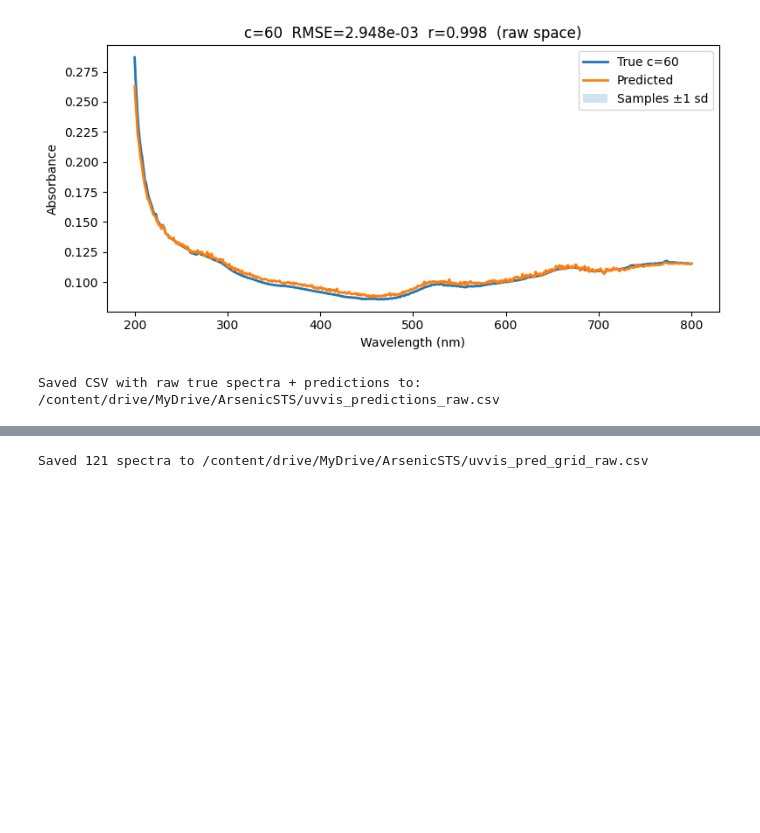
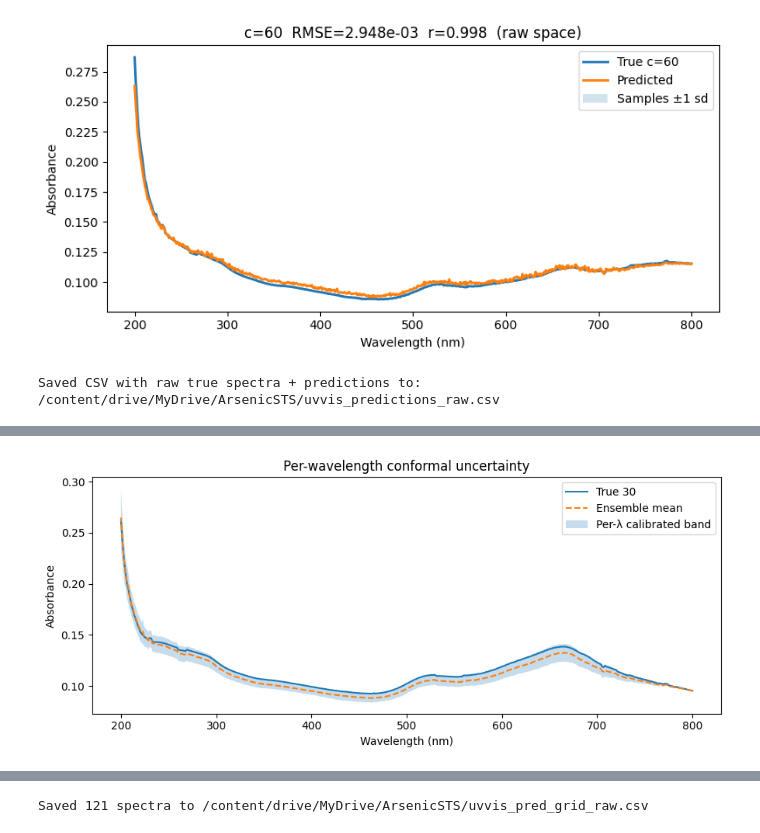
Before and after one commit to sushirito/ArsenicFR, a Jupyter notebook: ArsenicAutoencoder.ipynb, the cells around one changed output, grey strips where cells are left out. Drawn from its saved outputs; the diff is of its cells as text; code cells hidden in the pictures; blank space fills up the shorter version.

```diff
--- a/ArsenicAutoencoder.ipynb
+++ b/ArsenicAutoencoder.ipynb
@@ -353,0 +606,82 @@ Saved CSV with raw true spectra + predictions to: /content/drive/MyDrive/Arsenic
+# %%
+# -------- 6b) Per-wavelength conformal calibration on ensemble variance --------
+import numpy as np
+EPS = 1e-8
+
+def calibrate_k_lambda_ensemble(ensemble, cal_concs, alpha=0.10, N_latent=256):
+    """
+    Returns k_lambda of shape [L] so that μ_λ ± k_λ σ_λ attains ~ (1−alpha) coverage wavelength-wise.
+    """
+    Z = []  # list of [L] arrays of standardized residuals
+    for c in cal_concs:
+        y = true_raw_at_conc(float(c))                             # [L]
+        mu, var_total, _, _ = ensemble_stats_raw(ensemble, float(c), N_latent=N_latent)
+        s = np.sqrt(np.maximum(var_total, EPS))                    # [L]
+        z = np.abs(y - mu) / (s + EPS)                             # [L]
+        Z.append(z)
+    Z = np.stack(Z, axis=0)                                        # [N_cal, L]
+    k_lambda = np.quantile(Z, 1.0 - alpha, axis=0)                 # [L]
+    return k_lambda
+
+def predict_with_band_klambda_ensemble(ensemble, c_val: float, k_lambda, N_latent: int = 256):
+    """
+    Uses per-wavelength k_lambda. Returns wl, mu, lo, hi, plus variance pieces.
+    """
+    mu, var_total, var_between, var_within_pred = ensemble_stats_raw(ensemble, float(c_val), N_latent=N_latent)
+    s = np.sqrt(np.maximum(var_total, EPS))
+    lo, hi = mu - k_lambda * s, mu + k_lambda * s
+    return wl.astype(float), mu, lo, hi, var_between, var_within_pred
+
+def eval_coverage_klambda_ensemble(ensemble, test_concs, k_lambda, N_latent: int = 256):
+    covs = []
+    for c in test_concs:
+        y = true_raw_at_conc(float(c))
+        _, mu, lo, hi, _, _ = predict_with_band_klambda_ensemble(ensemble, float(c), k_lambda, N_latent)
+        inside = ((y >= lo) & (y <= hi)).mean()
+        covs.append((float(c), float(inside)))
+    return covs
+
+# -------- 7) Example usage (uncommented) --------
+# 1) Train ensemble
+ens_dirs = train_ensemble(
+    M=5, base_ckpt_dir=CKPT_DIR, start_seed=2025,
+    steps=5000, batch_size=64, K=6, lr=5e-4,
+    w_nll=1.0, w_rmean=0.2, w_cal=0.3, w_smooth=1e-3, w_sreg=1e-5,
+    amp_noise=0.002, warp_nm=1.0
+)
+
+# 2) Load ensemble
+ensemble = load_ensemble(ens_dirs)
+
+# 3) Calibrate per-wavelength on held concentrations (recommend LOCO or at least leave 1–2 out)
+CAL_CONCS  = [20.0, 40.0]
+TEST_CONCS = [0.0, 10.0, 30.0, 60.0]
+k_lambda_90 = calibrate_k_lambda_ensemble(ensemble, CAL_CONCS, alpha=0.10, N_latent=512)
+print("Computed per-wavelength k_lambda for 90% nominal coverage.")
+
+print("Empirical wavelength-wise coverage with per-wavelength calibration:")
+for c, cov in eval_coverage_klambda_ensemble(ensemble, TEST_CONCS, k_lambda_90, N_latent=512):
+    print(f"  c={int(c)}  coverage≈{cov:.3f}")
+
+# 4) Plot one example band using per-wavelength k_lambda
+import matplotlib.pyplot as plt
+c_example = 30.0
+w, mu, lo, hi, v_between, v_within_pred = predict_with_band_klambda_ensemble(
+    ensemble, c_example, k_lambda_90, N_latent=512
+)
+y = true_raw_at_conc(c_example)
+plt.figure(figsize=(9,4))
+plt.plot(w, y, label=f"True {int(c_example)}")
+plt.plot(w, mu, "--", label="Ensemble mean")
+plt.fill_between(w, lo, hi, alpha=0.25, label="Per-λ calibrated band")
+plt.xlabel("Wavelength (nm)"); plt.ylabel("Absorbance")
+plt.title("Per-wavelength conformal uncertainty")
+plt.legend(); plt.tight_layout(); plt.show()
+
+# Optional: inspect the half-width at a specific wavelength
+# Example at 520 nm
+target_nm = 520.0
+idx = int(np.argmin(np.abs(w - target_nm)))
+halfwidth = (hi[idx] - lo[idx]) * 0.5
+print(f"Half-width at {w[idx]:.1f} nm ≈ {halfwidth:.3e} absorbance units")
+# %% [output]
@@ -353,0 +705 @@ Saved CSV with raw true spectra + predictions to: /content/drive/MyDrive/Arsenic
+[figure, added]
```
Also changed, not shown: parts of 7 cells of this notebook.
